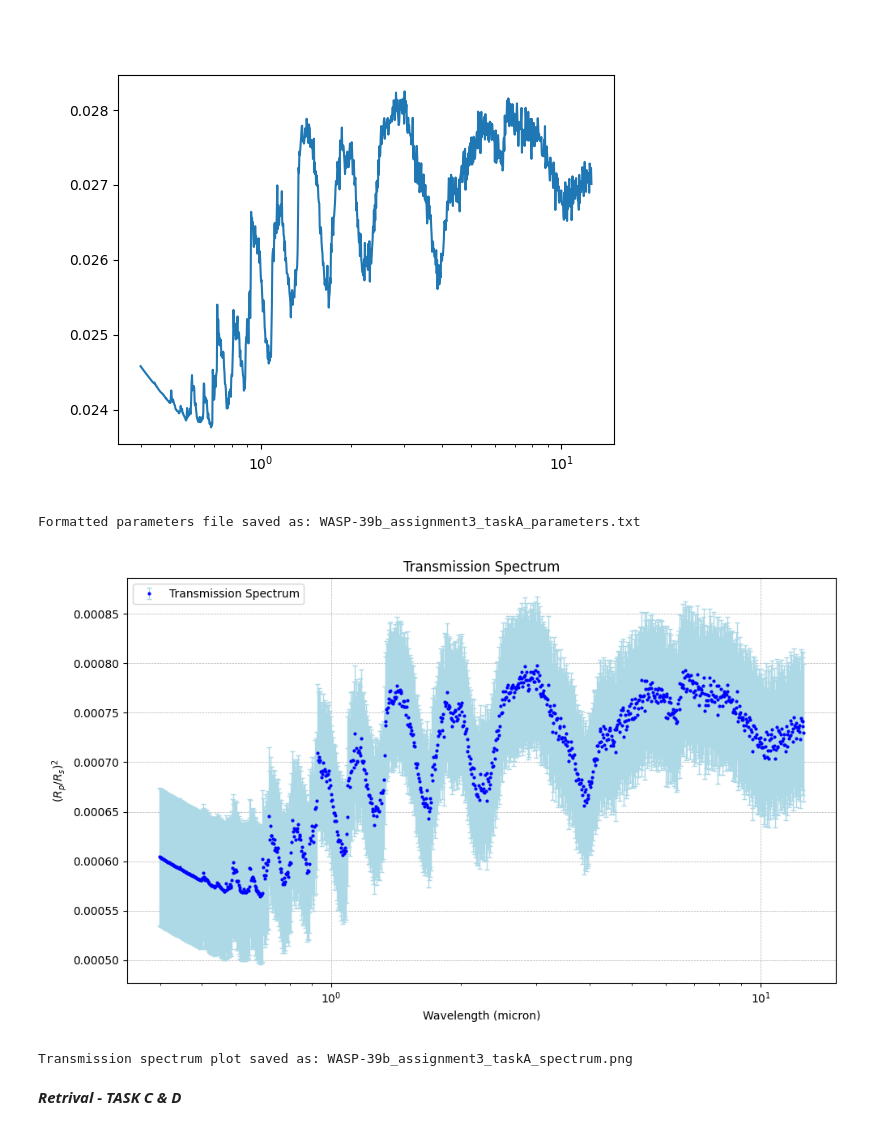
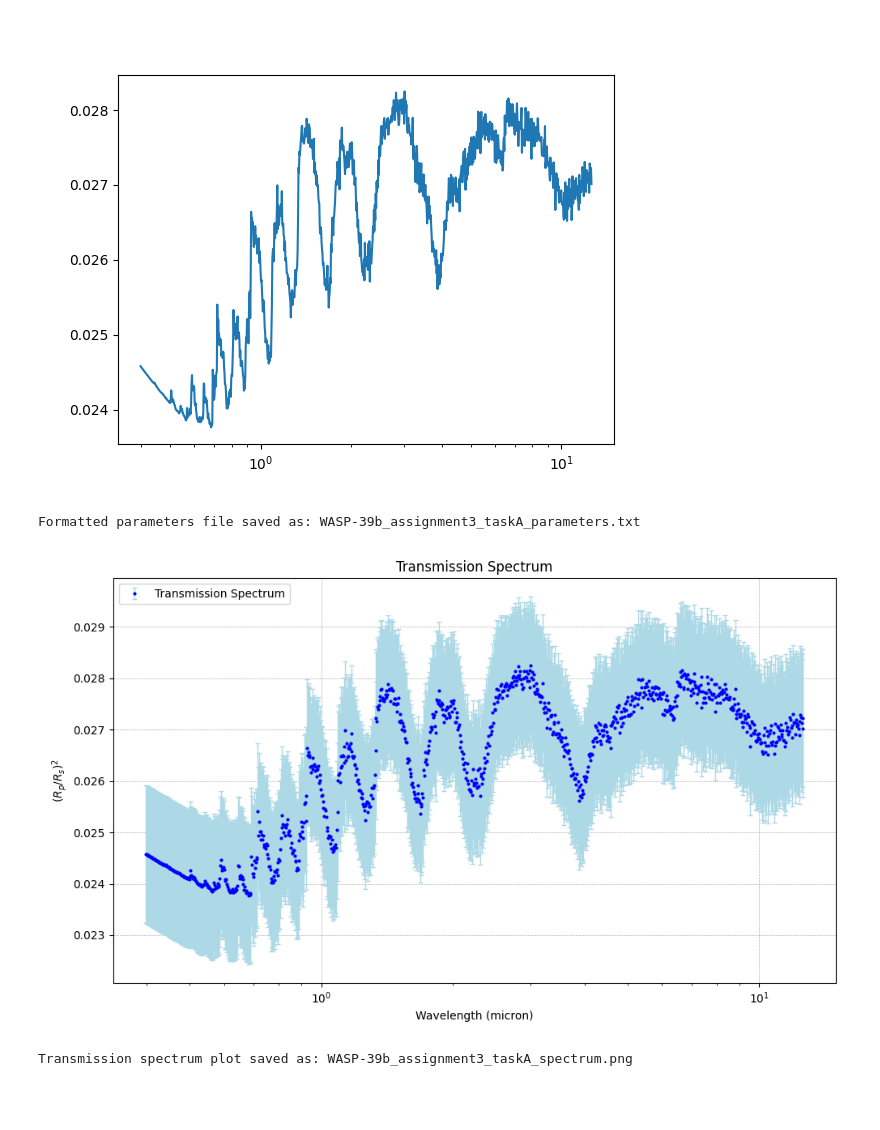
Before and after one commit to riccsimo/T_G_B_T, a Jupyter notebook: Assignment3/wasp_39b_atmosphere_TaskA.ipynb, the cells around one changed output. Drawn from its saved outputs; the diff is of its cells as text; code cells hidden in the pictures; blank space fills up the shorter version.

```diff
--- a/Assignment3/wasp_39b_atmosphere_TaskA.ipynb
+++ b/Assignment3/wasp_39b_atmosphere_TaskA.ipynb
@@ -188,11 +191,10 @@ parameters_file = f"{planet_name}_assignment3_taskA_parameters.txt"
 
 # Write the spectrum data
 wavelength = 10000 / bin_wn  # Convert wavenumber to microns
-rprs_squared = bin_rprs**2
-rprs_error = np.zeros(len(rprs_squared)) + np.std(rprs_squared)
+rprs_error = np.zeros(len(bin_rprs)) + np.std(bin_rprs)
 #rprs_error = np.sqrt(rprs_squared)
 
-spectrum_data = np.column_stack((wavelength, rprs_squared, rprs_error))
+spectrum_data = np.column_stack((wavelength, bin_rprs, rprs_error))
 np.savetxt(spectrum_file, spectrum_data, header="wavelength(micron) (rp/rs)^2 std((rp/rs)^2)", fmt="%.8e")
 
 # Save forward model parameters
@@ -257,35 +259,33 @@ with open(parameters_file_formatted, "w") as param_file:
     param_file.write("      Absorption: True  # Attiva/disattiva il contributo di assorbimento\n")
     param_file.write("      CIA:\n")
     param_file.write("        enabled: True  # Attiva/disattiva il contributo CIA\n")
     param_file.write("        pairs:\n")
     for pair in cia_pairs:
         param_file.write(f"          - {pair}\n")
     param_file.write("      Rayleigh: True  # Attiva/disattiva il contributo Rayleigh\n")
 
 print(f"Formatted parameters file saved as: {parameters_file_formatted}")
 
 
 
 # Plotting the transmission spectrum
 plt.figure(figsize=(10, 6))
 plt.errorbar(
-    wavelength, rprs_squared, yerr=rprs_error, fmt='o', color='blue', markersize=2,
+    wavelength, bin_rprs, yerr=rprs_error, fmt='o', color='blue', markersize=2,
     ecolor='lightblue', elinewidth=1, capsize=2, label="Transmission Spectrum"
 )
 plt.xscale('log')
 plt.xlabel("Wavelength (micron)")
 plt.ylabel("$(R_p/R_s)^2$")
 plt.title("Transmission Spectrum")
 plt.grid(True, linestyle="--", linewidth=0.5)
 plt.legend()
 plt.tight_layout()
 plt.savefig("WASP-39b_assignment3_taskA_spectrum_scatter.png")
 plt.show()
 
 print("Transmission spectrum plot saved as: WASP-39b_assignment3_taskA_spectrum.png")
 # %% [output]
 Formatted parameters file saved as: WASP-39b_assignment3_taskA_parameters.txt
-[figure, old version]
+[figure, new version]
 Transmission spectrum plot saved as: WASP-39b_assignment3_taskA_spectrum.png
-# %% [markdown]
-***Retrival - TASK C & D***
```
Also changed, not shown: parts of 7 cells of this notebook, 1 other file.
